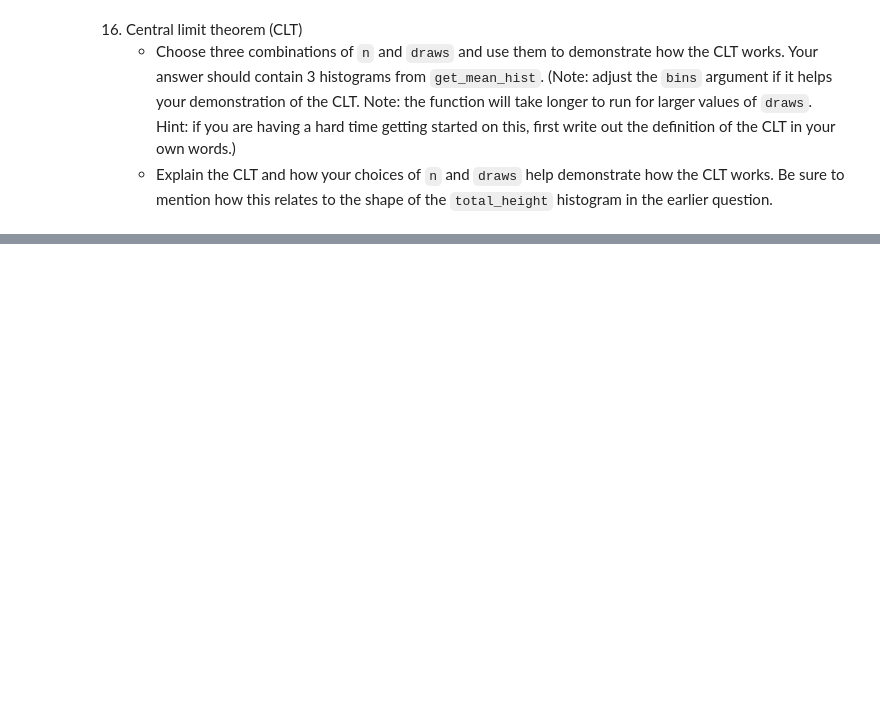
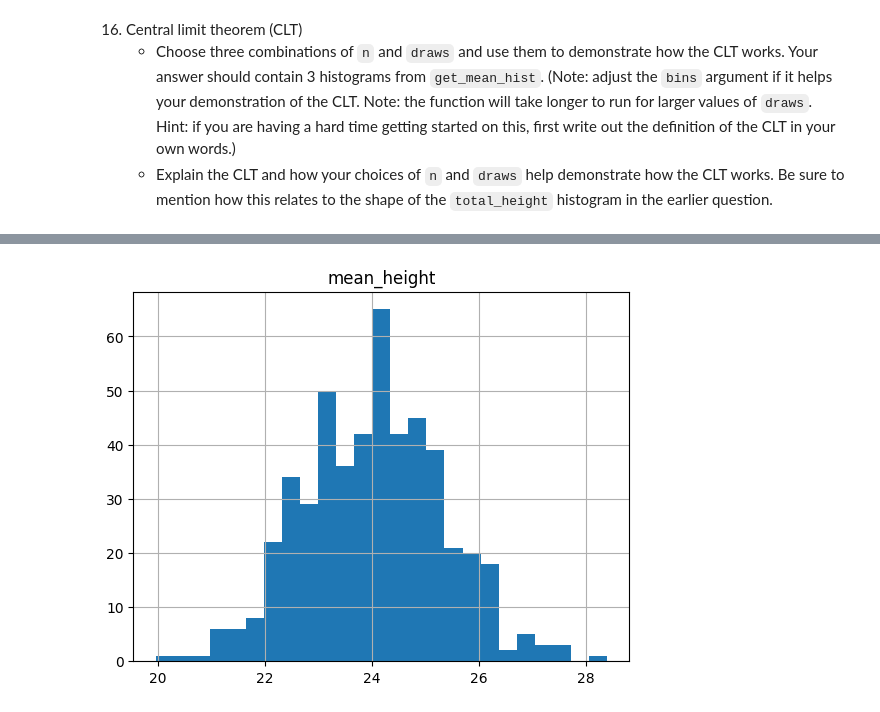
Before and after one commit to arrivingskills/da, a Jupyter notebook: exercises/exercise04.ipynb, the cells around one changed output, grey strips where cells are left out. Cells and saved outputs as stored; diff of their text form; code cells hidden in the pictures; blank space fills up the shorter version.

```diff
--- a/exercises/exercise04.ipynb
+++ b/exercises/exercise04.ipynb
@@ -99,0 +118,4 @@ def get_mean_hist(n, draws, bins=30):
+# %%
+get_mean_hist(n=200, draws=500, bins=25)
+# %% [output]
+[figure, added]
```
Also changed, not shown: parts of 4 cells of this notebook, 54 other files.
